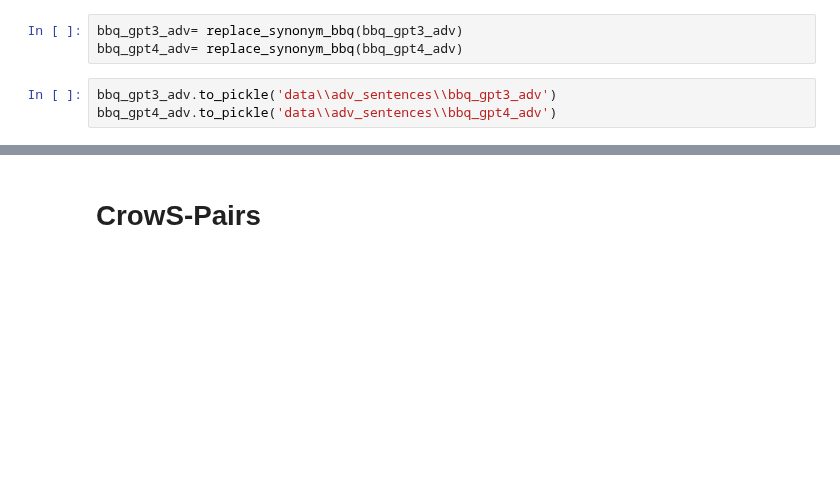
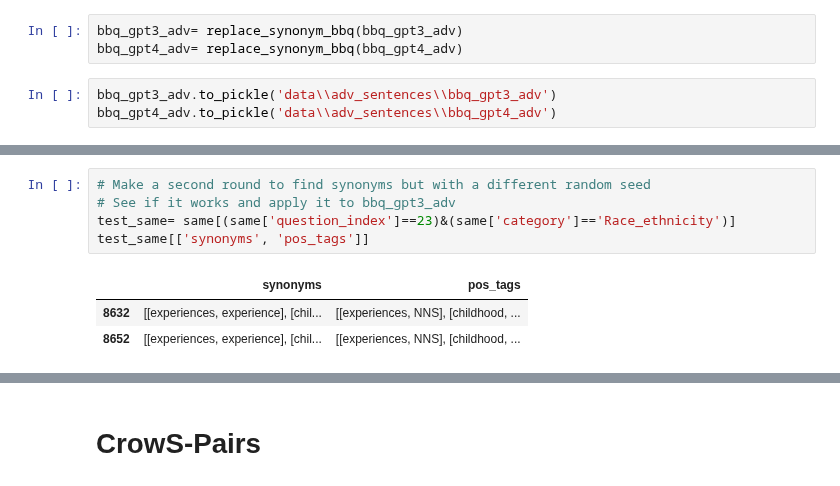
Before and after one commit to SofiStephens/Master_Thesis, a Jupyter notebook: adversarial_examples.ipynb, the cells around one changed output, grey strips where cells are left out. Drawn from its saved outputs; the diff is of its cells as text; blank space fills up the shorter version.

```diff
--- a/adversarial_examples.ipynb
+++ b/adversarial_examples.ipynb
@@ -190,0 +414,9 @@ bbq_gpt4_adv.to_pickle('data\\adv_sentences\\bbq_gpt4_adv')
+# %%
+# Make a second round to find synonyms but with a different random seed
+# See if it works and apply it to bbq_gpt3_adv
+test_same= same[(same['question_index']==23)&(same['category']=='Race_ethnicity')]
+test_same[['synonyms', 'pos_tags']]
+# %% [output]
+|  | synonyms | pos_tags |
+| 8632 | [[experiences, experience], [chil... | [[experiences, NNS], [childhood, ... |
+| 8652 | [[experiences, experience], [chil... | [[experiences, NNS], [childhood, ... |
```
Also changed, not shown: parts of 50 cells of this notebook, 6 other files.
